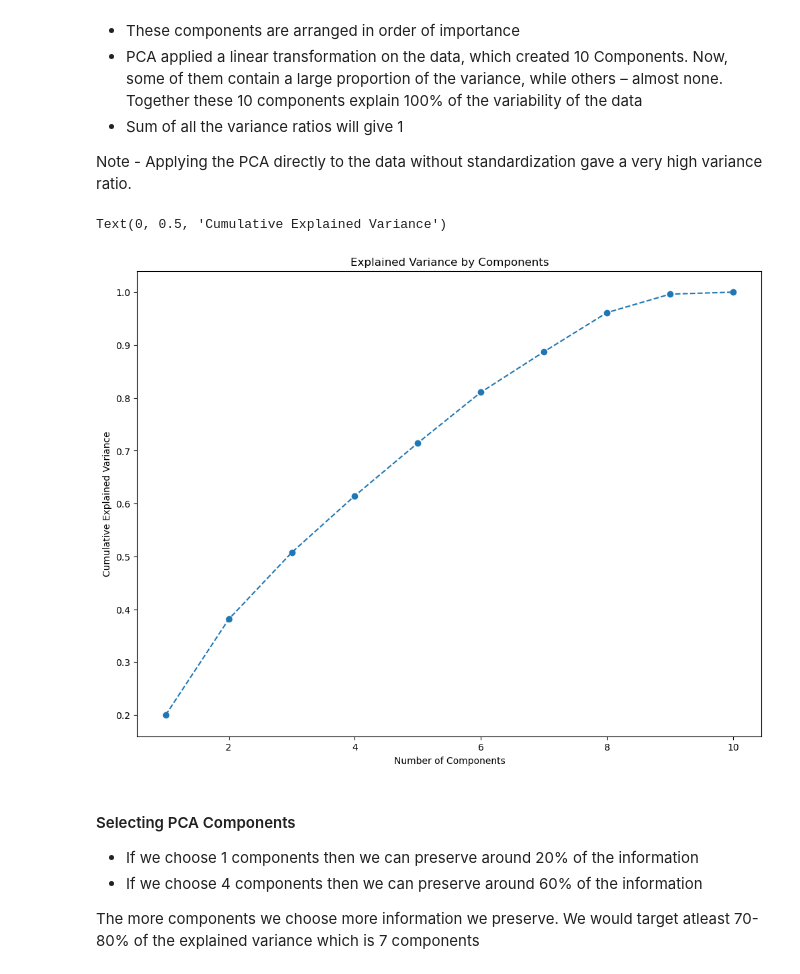
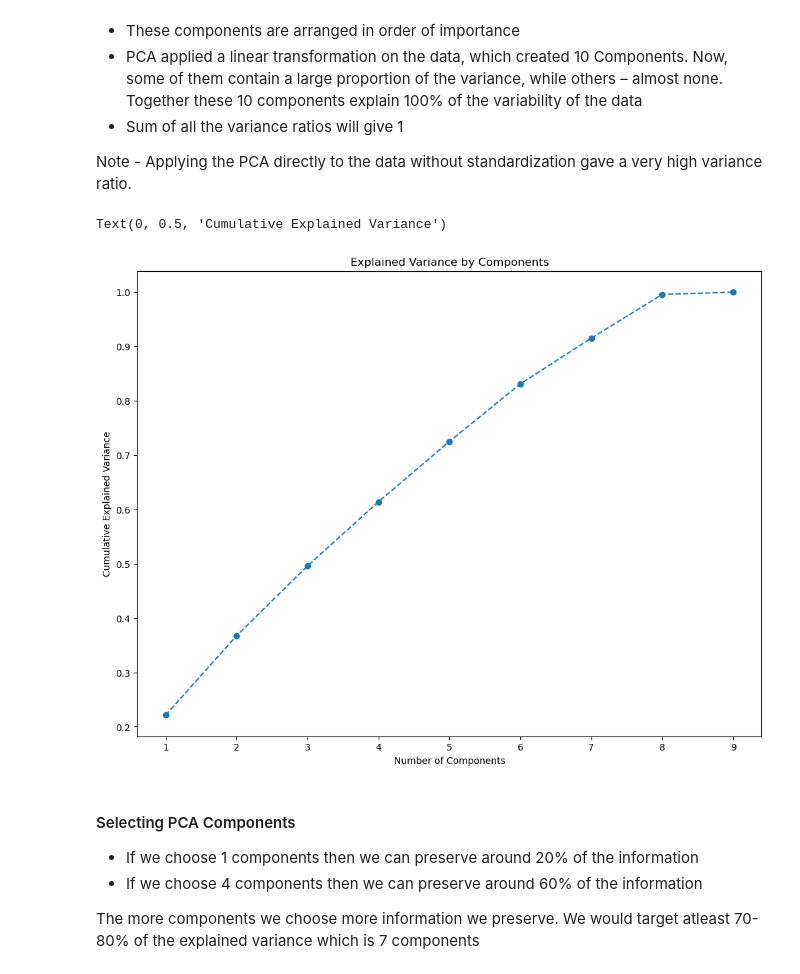
Before and after one commit to srideviaishwariya/rainier, a Jupyter notebook: practical_application_II_starter/prompt_II.ipynb, the cells around one changed output. Drawn from its saved outputs; the diff is of its cells as text; code cells hidden in the pictures.

```diff
--- a/practical_application_II_starter/prompt_II.ipynb
+++ b/practical_application_II_starter/prompt_II.ipynb
@@ -597,13 +587,13 @@ array([0.19980507, 0.18129711, 0.1263146 , 0.10729281, 0.10000531,
 Note - Applying the PCA directly to the data without standardization gave a very high variance ratio.
 # %%
 plt.figure(figsize = (12,9))
-plt.plot(range(1,11),pca.explained_variance_ratio_.cumsum(), marker = 'o', linestyle = '--' )
+plt.plot(range(1,10),pca.explained_variance_ratio_.cumsum(), marker = 'o', linestyle = '--' )
 plt.title('Explained Variance by Components')
 plt.xlabel('Number of Components')
 plt.ylabel('Cumulative Explained Variance')
 # %% [output]
 Text(0, 0.5, 'Cumulative Explained Variance')
-[figure, old version]
+[figure, new version]
 # %% [markdown]
 #### Selecting PCA Components
 - If we choose 1 components then we can preserve around 20% of the information
```
Also changed, not shown: parts of 51 cells of this notebook, 1 other file.
